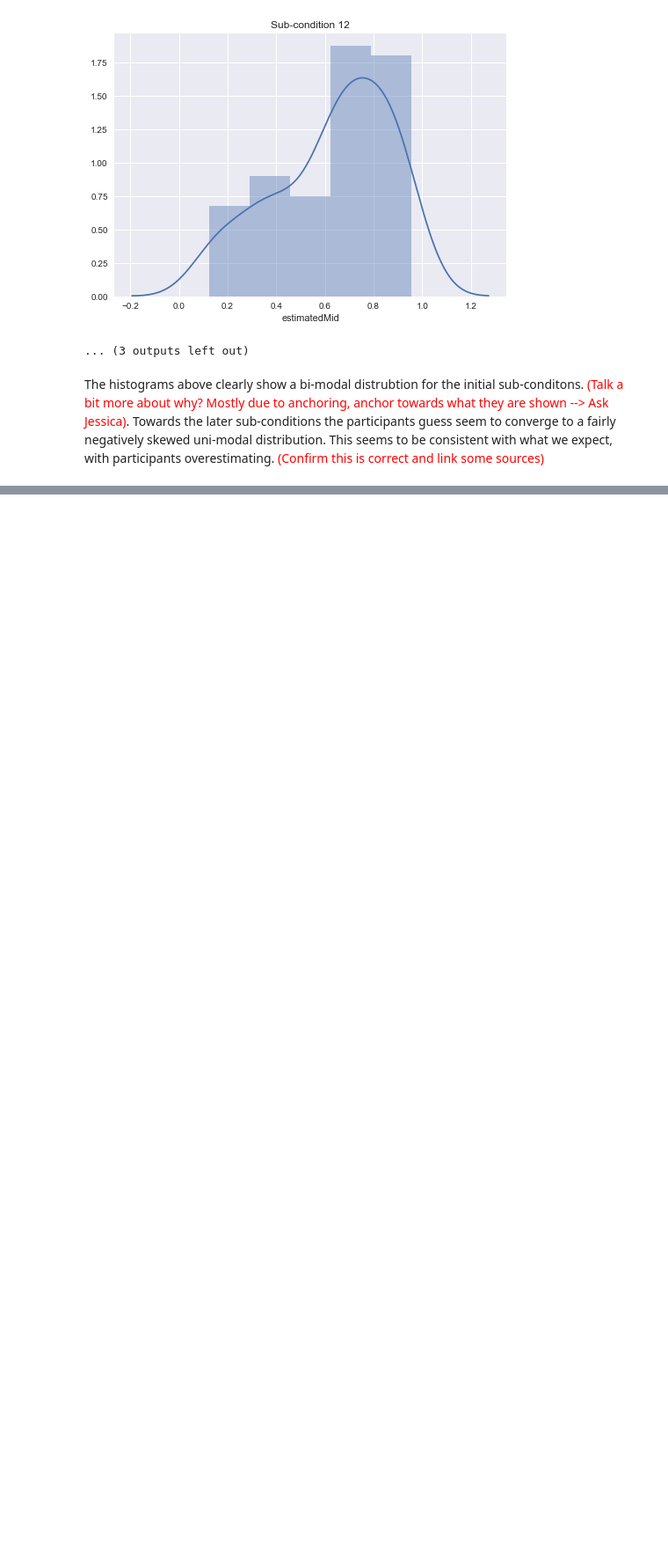
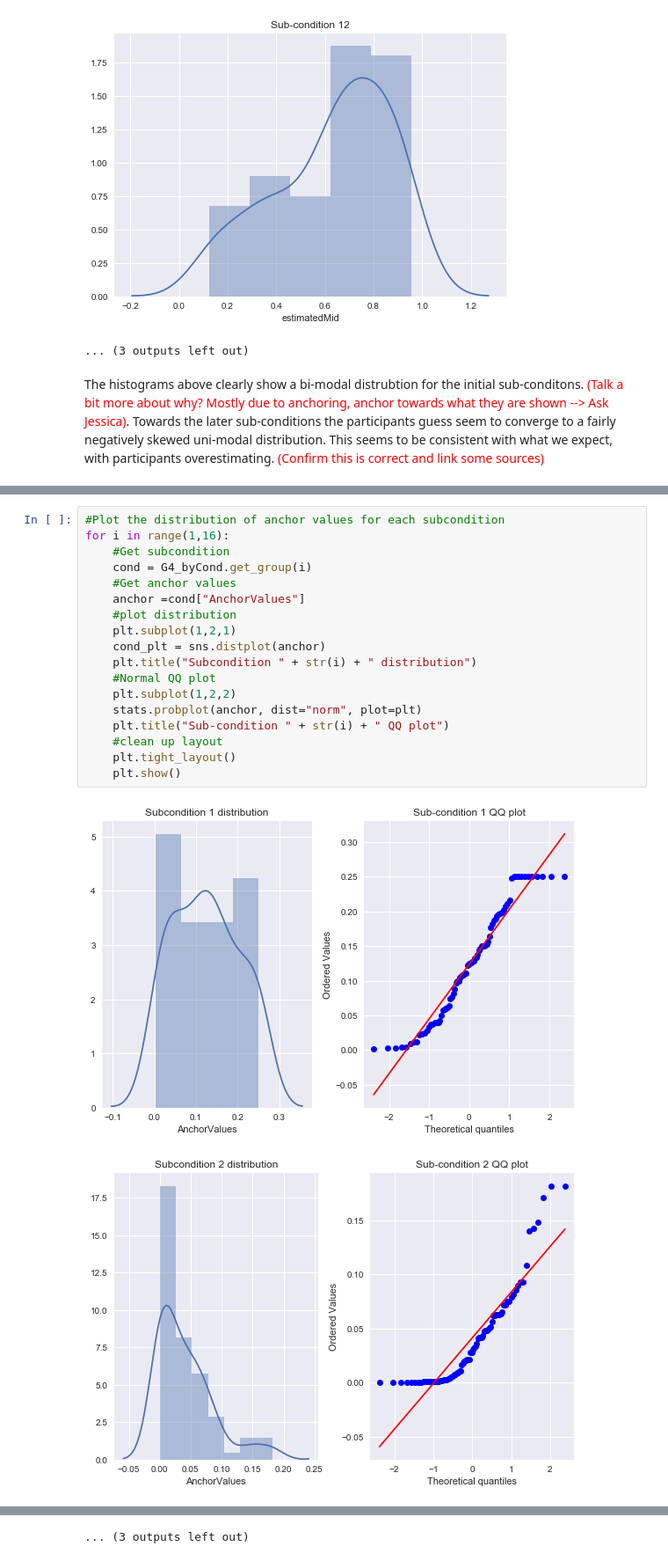
Before and after one commit to ip-jss/CorrelationAnalysis, a Jupyter notebook: Exclusion criterion .ipynb, the cells around one changed output, grey strips where cells are left out. Shown at 88% size. Saved outputs shown, nothing was run; the diff lists cells and outputs as text; blank space fills up the shorter version.

```diff
--- a/Exclusion criterion .ipynb
+++ b/Exclusion criterion .ipynb
@@ -170,0 +197,21 @@ The bi-modal distrubtion was transformed to a normal distribution with a pronouc
+# %%
+#Plot the distribution of anchor values for each subcondition
+for i in range(1,16):
+    #Get subcondition
+    cond = G4_byCond.get_group(i)
+    #Get anchor values
+    anchor =cond["AnchorValues"]
+    #plot distribution
+    plt.subplot(1,2,1)
+    cond_plt = sns.distplot(anchor)
+    plt.title("Subcondition " + str(i) + " distribution")
+    #Normal QQ plot
+    plt.subplot(1,2,2)
+    stats.probplot(anchor, dist="norm", plot=plt)
+    plt.title("Sub-condition " + str(i) + " QQ plot")
+    #clean up layout
+    plt.tight_layout()
+    plt.show()
+# %% [output]
+[figure, added]
+[figure, added]
@@ -170,0 +228 @@ The bi-modal distrubtion was transformed to a normal distribution with a pronouc
+... (3 outputs left out)
```
Also changed, not shown: parts of 10 cells of this notebook.
